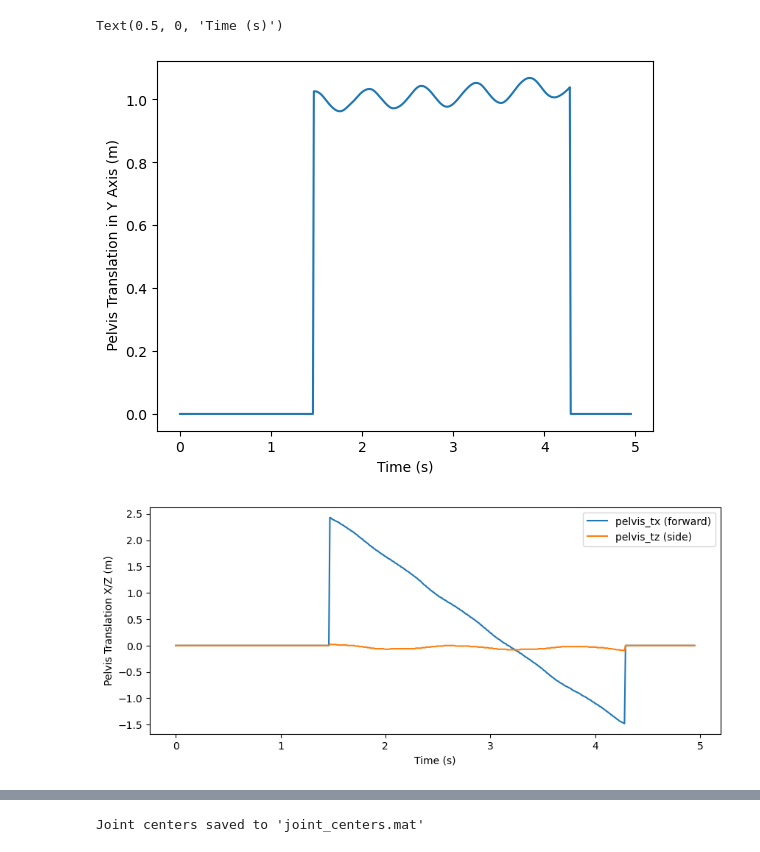
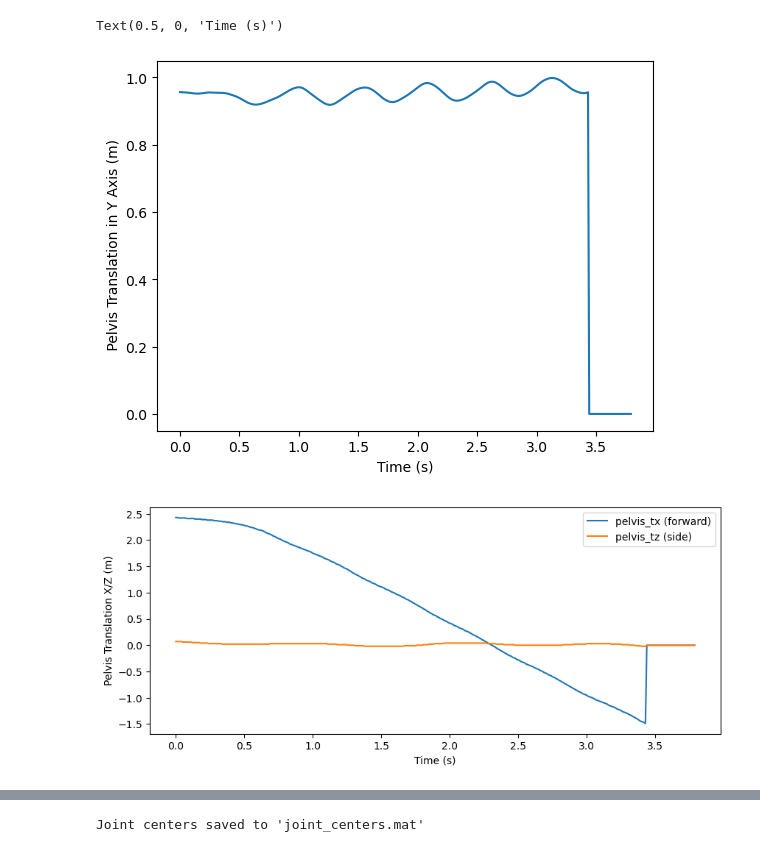
Before and after one commit to Mobility-Engineering-Lab/Theia2OpenSim, a Jupyter notebook: notebook/Angle Calculator.ipynb, the cells around one changed output, grey strips where cells are left out. Saved outputs shown, nothing was run; the diff lists cells and outputs as text; code cells hidden in the pictures.

```diff
--- a/notebook/Angle Calculator.ipynb
+++ b/notebook/Angle Calculator.ipynb
@@ -102,12 +118,20 @@ print(keysList)
 # Get the pelvis pose matrix (workflow_utils cleans NaNs and scales translation to mm).
 pelvis_4X4 = get_segment_pose(c, 'pelvis_4X4')
 
-# These are the pelvis angles used in the OpenSim motion file. Sequence must be
-# 'zxy' (intrinsic Z -> X -> Y) to match gait2392's ground_pelvis CustomJoint:
-# pelvis_tilt rotates about Z first, pelvis_list about X second, pelvis_rotation
-# about Y (vertical) third -- see workflow_utils.build_mot_dataframe. Axis order
-# below is therefore [tilt(Z), list(X), rotation(Y)], not [rot, tilt, list].
-pelvis_angles = absolute_segment_angles(pelvis_4X4, sequence='zxy')
+# Build the canonical motion table from the script pipeline so notebook plots
+# and exports stay consistent with src/Python/run_pipeline.py.
+pipeline_df = build_mot_dataframe(c)
+
+time = pipeline_df['time'].to_numpy()
+pelvistilt = pipeline_df['pelvis_tilt'].to_numpy()
+pelvislist = pipeline_df['pelvis_list'].to_numpy()
+pelvisrot = pipeline_df['pelvis_rotation'].to_numpy()
+pelvis_tx = pipeline_df['pelvis_tx'].to_numpy()
+pelvis_ty = pipeline_df['pelvis_ty'].to_numpy()
+pelvis_tz = pipeline_df['pelvis_tz'].to_numpy()
+
+# Keep pelvis_angles available for downstream plotting cells.
+pelvis_angles = np.stack([pelvistilt, pelvislist, pelvisrot])[:, np.newaxis, :]
 # %%
 pelvisrot = pelvis_angles[2, 0, :]
 plt.plot(time, pelvisrot)
@@ -119,17 +145,14 @@ pelvisrot = np.round(pelvisrot,2)
 # %%
-pelvis_ty = pelvis_4X4[2, 3]/1000  # Index 1 for y-axis, row 3 for translation, z for theia is y for global
 plt.plot(time, pelvis_ty)
 pelvis_ty = np.round(pelvis_ty,2)
 plt.ylabel(" Pelvis Translation in Y Axis (m)")
 plt.xlabel("Time (s)")
 #plt.xlim(0,1.49)
 #print(pelvis_ty)
 # %% [output]
 Text(0.5, 0, 'Time (s)')
-[figure, old version]
+[figure, new version]
 # %%
-pelvis_tx = pelvis_4X4[1, 3] / 1000  # Theia Y → OpenSim X
-pelvis_tz = pelvis_4X4[0, 3] / 1000  # Theia X → OpenSim Z
 pelvis_tx = np.round(pelvis_tx, 2)
 pelvis_tz = np.round(pelvis_tz, 2)
 
@@ -141,7 +164,7 @@ plt.xlabel("Time (s)")
 plt.legend()
 plt.show()
 # %% [output]
-[figure, old version]
+[figure, new version]
 # %%
 pelvistilt = pelvis_angles[0, 0, :]
 plt.plot(time, pelvistilt)
```
Also changed, not shown: parts of 31 cells of this notebook, 57 other files.
